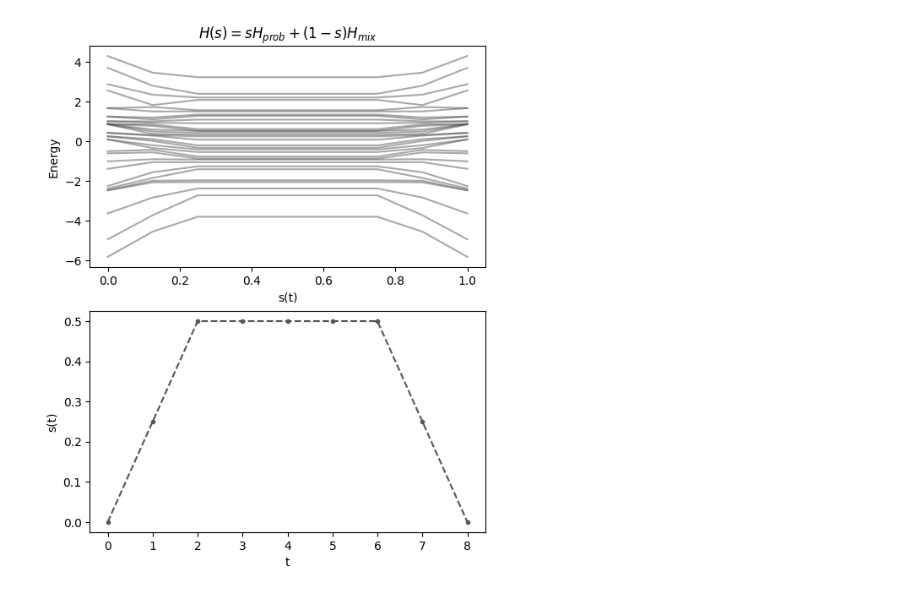
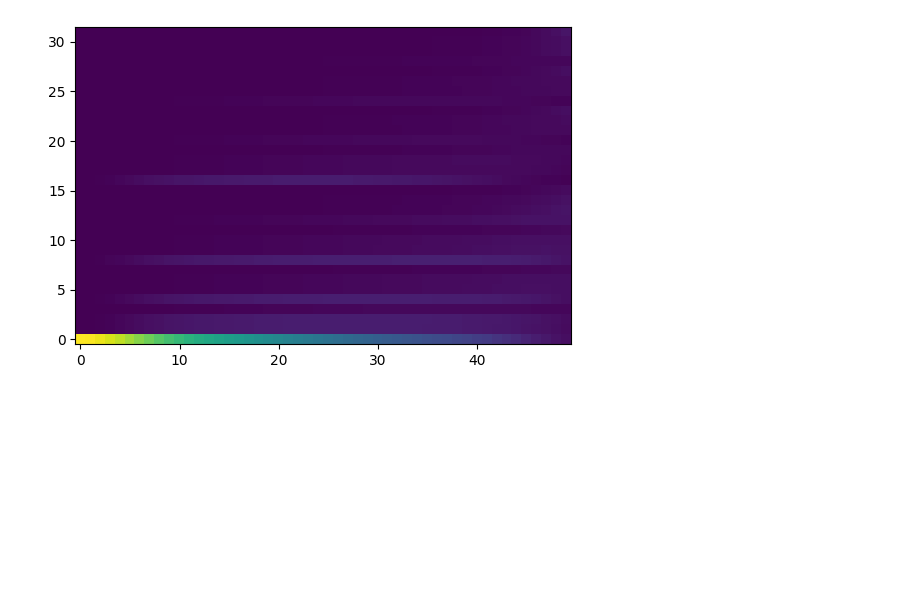
Before and after one commit to petr-ivashkov/quantum-mcmc, a Jupyter notebook: reverse_annealing_spectrum.ipynb, the cells around one changed output. Saved outputs shown, nothing was run; the diff lists cells and outputs as text; code cells hidden in the pictures; blank space fills up the shorter version.

```diff
--- a/reverse_annealing_spectrum.ipynb
+++ b/reverse_annealing_spectrum.ipynb
@@ -142 +64,5 @@ for u in range(n_points):
+# %%
+z_basis_population_t = np.zeros((len(t_eval), d))
+for i in range(len(t_eval)):
+    z_basis_population_t[i, :] = np.abs(psi_t[i])**2
 # %%
@@ -147,16 +73,5 @@ plt.show()
-# %%
-plt.figure(figsize=(figure_size_x, figure_size_y*2))
-plt.subplot(211)
-for state in range(d):
-    plt.plot(np.linspace(0,1,n_steps), energies[:,state], color = dark_grey, alpha = 0.5)
-plt.xlabel('s(t)')
-plt.ylabel('Energy')
-plt.title('$H(s) = s H_{prob} + (1-s) H_{mix}$')
-
-plt.subplot(212)
-plt.plot(schedule_init, '.--', color = dark_grey)
-plt.xlabel('t')
-plt.ylabel('s(t)')
-plt.show()
-# %% [output]
-[figure, removed]
+# %%
+plt.imshow(z_basis_population_t.T, origin='lower')
+plt.show()
+# %% [output]
+[figure, added]
```
Also changed, not shown: parts of 16 cells of this notebook, 4 other files.
